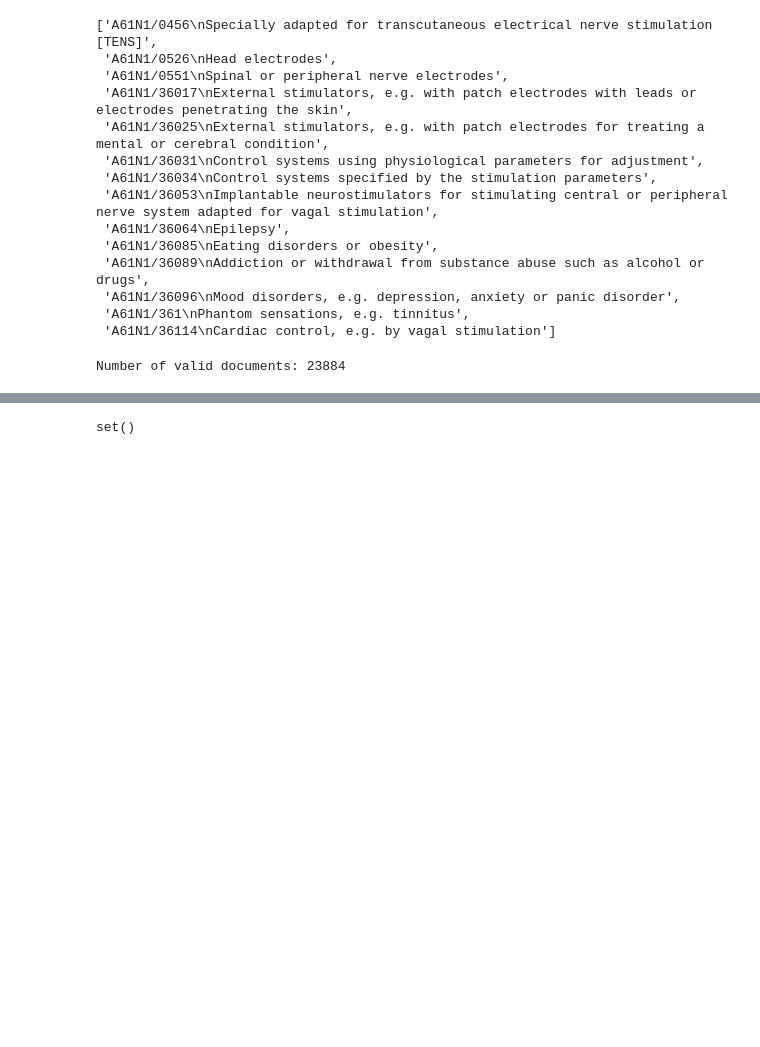
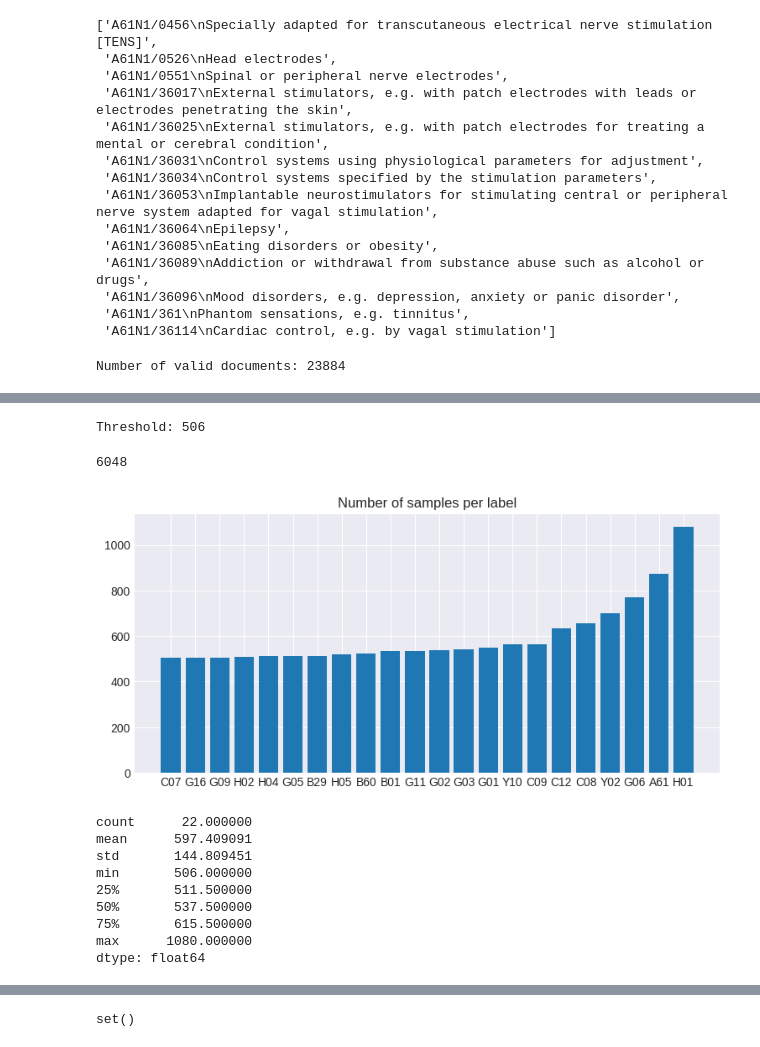
Before and after one commit to linhlt-it-ee/wiki_builder, a Jupyter notebook: data/preprocess_jp_patents.ipynb, the cells around one changed output, grey strips where cells are left out. Saved outputs shown, nothing was run; the diff lists cells and outputs as text; code cells hidden in the pictures; blank space fills up the shorter version.

```diff
--- a/data/preprocess_jp_patents.ipynb
+++ b/data/preprocess_jp_patents.ipynb
@@ -111,0 +177,59 @@ samples = new_samples
+# %%
+threshold = min_freq = min(freq.values())
+print("Threshold:", threshold)
+# %% [output]
+Threshold: 506
+# %%
+class_label = defaultdict(set)
+sample_label = defaultdict(set)
+
+for rid, labels in df["labels"].iteritems():
+    sample_label[rid].update(labels)
+    for x in labels:
+        class_label[x].add(rid)
+
+selected_samples = set()
+selected_labels = set()
+
+for label in sorted(freq, key=lambda x : freq.get(x)):
+    if len(class_label[label]) == min_freq:
+        selected_samples.update(class_label[label])
+        selected_labels.add(label)
+        continue
+
+    # compute number of samples needed to be drawn (ignoring duplicated samples)
+    included_samples = class_label[label].intersection(selected_samples)
+    sample_size = max(0, threshold - len(included_samples))
+
+    # samples that contain least unselected labels have the highest priority
+    sample_space = list(class_label[label].difference(selected_samples))
+    sorted_sample_space = sorted(sample_space, key=lambda x : len(sample_label[x].difference(selected_labels)))
+
+    #selected_samples.update(random_state.choice(sample_space, sample_size, replace=False))
+    selected_samples.update(sorted_sample_space[:sample_size])
+    selected_labels.add(label)
+
+new_samples = [x for i, x in enumerate(samples) if i in selected_samples]
+# %%
+print(len(selected_samples))
+# %% [output]
+6048
+# %%
+new_freq = compute_frequency(new_samples)
+new_freq = {k: new_freq[k] for k in sorted(new_freq, key=new_freq.get)}
+fig = plt.figure(figsize=(9, 4))
+plt.bar(new_freq.keys(), new_freq.values())
+plt.title("Number of samples per label")
+plt.show()
+pd.Series(new_freq).describe()
+# %% [output]
+[figure, added]
+count      22.000000
+mean      597.409091
+std       144.809451
+min       506.000000
+25%       511.500000
+50%       537.500000
+75%       615.500000
+max      1080.000000
+dtype: float64
```
Also changed, not shown: parts of 29 cells of this notebook, 1 other file.
